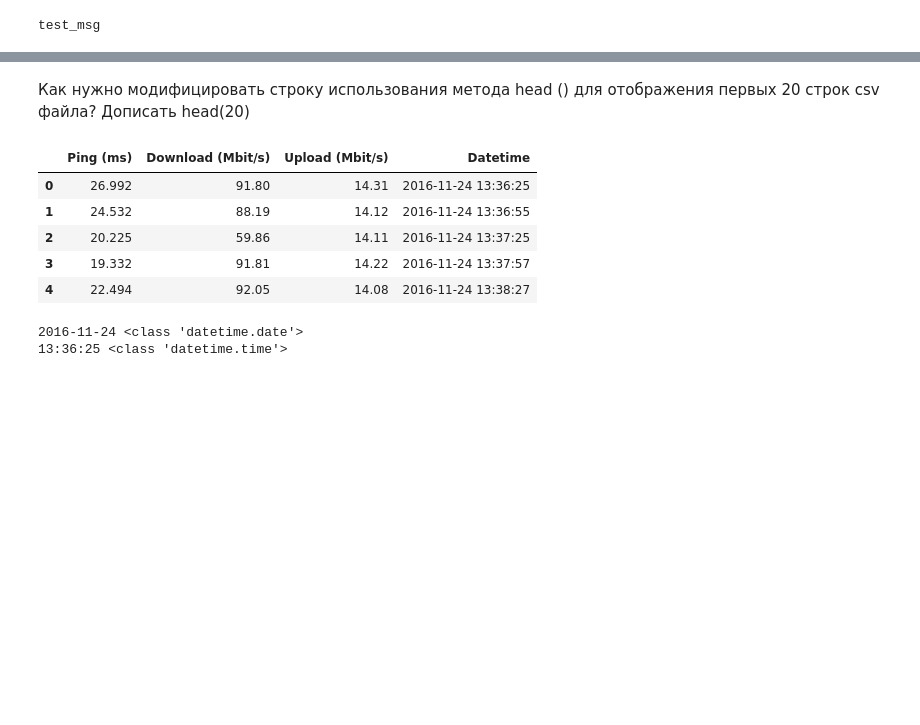
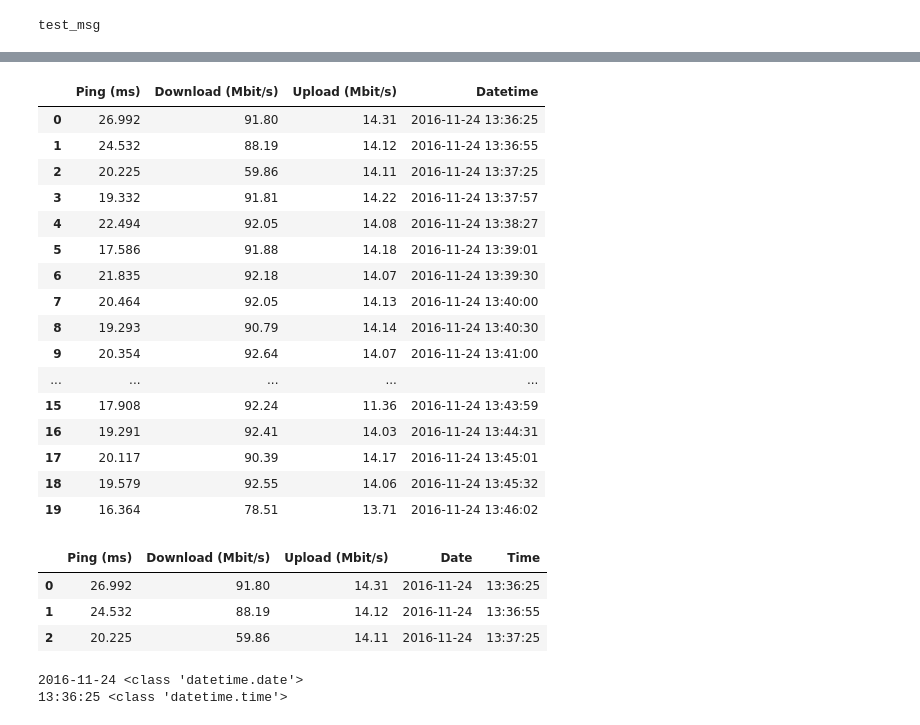
Before and after one commit to iliaberez/lab2ABD, a Jupyter notebook: lab2.ipynb, the cells around one changed output, grey strips where cells are left out. Saved outputs shown, nothing was run; the diff lists cells and outputs as text; code cells hidden in the pictures; blank space fills up the shorter version.

```diff
--- a/lab2.ipynb
+++ b/lab2.ipynb
@@ -171,29 +213,46 @@ df_redundant.head(20)
 | 17 | Ping: | 20.117 | ms | Download: | 90.39 | Mbit/s | Upload: | 14.17 | Mbit/s | 2016-11-24 13:45:01 |
 | 18 | Ping: | 19.579 | ms | Download: | 92.55 | Mbit/s | Upload: | 14.06 | Mbit/s | 2016-11-24 13:45:32 |
 | 19 | Ping: | 16.364 | ms | Download: | 78.51 | Mbit/s | Upload: | 13.71 | Mbit/s | 2016-11-24 13:46:02 |
-# %% [markdown]
-Как нужно модифицировать строку использования метода head () для отображения первых 20 строк csv файла? Дописать head(20)
 # %%
 df_compact = df_redundant.copy()
 df_compact.rename(columns={'Measure A':'Ping (ms)',
                            'Measure B':'Download (Mbit/s)',
                            'Measure C':'Upload (Mbit/s)',
                           },inplace = True)
 df_compact.drop(['Type A', 'Type B', 'Type C',
                  'Units A', 'Units B','Units C'],axis = 1, inplace = True)
-df_compact.head()
+df_compact.head(20)
 # %% [output]
 |  | Ping (ms) | Download (Mbit/s) | Upload (Mbit/s) | Datetime |
 | 0 | 26.992 | 91.80 | 14.31 | 2016-11-24 13:36:25 |
 | 1 | 24.532 | 88.19 | 14.12 | 2016-11-24 13:36:55 |
 | 2 | 20.225 | 59.86 | 14.11 | 2016-11-24 13:37:25 |
 | 3 | 19.332 | 91.81 | 14.22 | 2016-11-24 13:37:57 |
 | 4 | 22.494 | 92.05 | 14.08 | 2016-11-24 13:38:27 |
+| 5 | 17.586 | 91.88 | 14.18 | 2016-11-24 13:39:01 |
+| 6 | 21.835 | 92.18 | 14.07 | 2016-11-24 13:39:30 |
+| 7 | 20.464 | 92.05 | 14.13 | 2016-11-24 13:40:00 |
+| 8 | 19.293 | 90.79 | 14.14 | 2016-11-24 13:40:30 |
+| 9 | 20.354 | 92.64 | 14.07 | 2016-11-24 13:41:00 |
+| ... | ... | ... | ... | ... |
+| 15 | 17.908 | 92.24 | 11.36 | 2016-11-24 13:43:59 |
+| 16 | 19.291 | 92.41 | 14.03 | 2016-11-24 13:44:31 |
+| 17 | 20.117 | 90.39 | 14.17 | 2016-11-24 13:45:01 |
+| 18 | 19.579 | 92.55 | 14.06 | 2016-11-24 13:45:32 |
+| 19 | 16.364 | 78.51 | 13.71 | 2016-11-24 13:46:02 |
 # %%
 df_compact['Date'] = df_compact['Datetime'].apply(lambda dt_str:pd.to_datetime(dt_str).date())
 # %%
 temp = df_compact['Datetime'].apply(lambda dt_str: pd.to_datetime(dt_str))
 df_compact['Time'] = temp.dt.time
+# %%
+df_compact.drop(['Datetime'], axis = 1 ,inplace = True)
+df_compact.head(3)
+# %% [output]
+|  | Ping (ms) | Download (Mbit/s) | Upload (Mbit/s) | Date | Time |
+| 0 | 26.992 | 91.80 | 14.31 | 2016-11-24 | 13:36:25 |
+| 1 | 24.532 | 88.19 | 14.12 | 2016-11-24 | 13:36:55 |
+| 2 | 20.225 | 59.86 | 14.11 | 2016-11-24 | 13:37:25 |
 # %%
 print(df_compact['Date'][0], type(df_compact['Date'][0]))
 print(df_compact['Time'][0], type(df_compact['Time'][0]))
```
Also changed, not shown: parts of 15 cells of this notebook, 3 other files.
